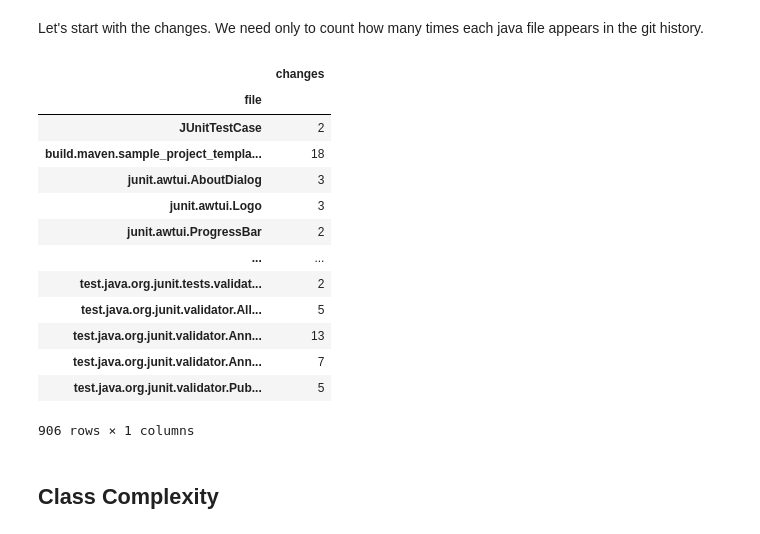
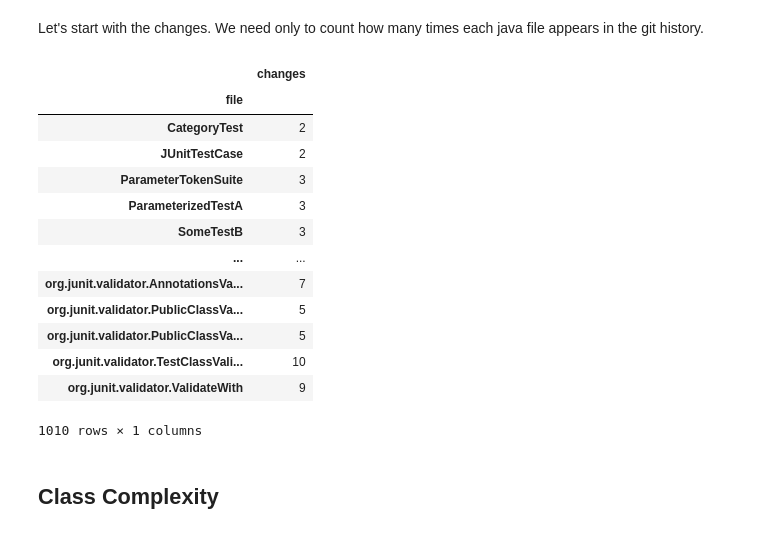
Before and after one commit to Bernardo-MG/jupyter-notebook-example, a Jupyter notebook: architecture/code_hotspots.ipynb, the cells around one changed output. Drawn from its saved outputs; the diff is of its cells as text; code cells hidden in the pictures.

```diff
--- a/architecture/code_hotspots.ipynb
+++ b/architecture/code_hotspots.ipynb
@@ -72,38 +72,38 @@ Let's start with the changes. We need only to count how many times each java fil
 # %%
 # Only java files
 class_change_count = history[history["fileType"] == "java"]
 class_change_count = class_change_count[["file"]]
 
 # File names are cleaned up
 class_change_count["file"] = class_change_count["file"].str.replace(r"^src/","")
+class_change_count["file"] = class_change_count["file"].str.replace(r"^main/","")
+class_change_count["file"] = class_change_count["file"].str.replace(r"^test/","")
+class_change_count["file"] = class_change_count["file"].str.replace(r"^java/","")
+class_change_count["file"] = class_change_count["file"].str.replace(r".java$","")
 class_change_count["file"] = class_change_count["file"].str.replace("/",".")
-class_change_count["file"] = class_change_count["file"].str.replace(r".java$","")
 
 # Files are counted
 class_change_count = class_change_count.value_counts()
 class_change_count = class_change_count.reset_index(name="changes")
 class_change_count = class_change_count.sort_values("file")
 class_change_count = class_change_count.set_index("file")
 
-# Removes processed files
-class_change_count = class_change_count[~class_change_count.index.str.startswith("main.", na = False) ]
-
 class_change_count
 # %% [output]
 |  | changes |
 | file |  |
+| CategoryTest | 2 |
 | JUnitTestCase | 2 |
-| build.maven.sample_project_templa... | 18 |
-| junit.awtui.AboutDialog | 3 |
-| junit.awtui.Logo | 3 |
-| junit.awtui.ProgressBar | 2 |
+| ParameterTokenSuite | 3 |
+| ParameterizedTestA | 3 |
+| SomeTestB | 3 |
 | ... | ... |
-| test.java.org.junit.tests.validat... | 2 |
-| test.java.org.junit.validator.All... | 5 |
-| test.java.org.junit.validator.Ann... | 13 |
-| test.java.org.junit.validator.Ann... | 7 |
-| test.java.org.junit.validator.Pub... | 5 |
+| org.junit.validator.AnnotationsVa... | 7 |
+| org.junit.validator.PublicClassVa... | 5 |
+| org.junit.validator.PublicClassVa... | 5 |
+| org.junit.validator.TestClassVali... | 10 |
+| org.junit.validator.ValidateWith | 9 |
-906 rows × 1 columns
+1010 rows × 1 columns
 # %% [markdown]
 ## Class Complexity
 # %% [markdown]
```
Also changed, not shown: parts of 3 cells of this notebook, 1 other file.
